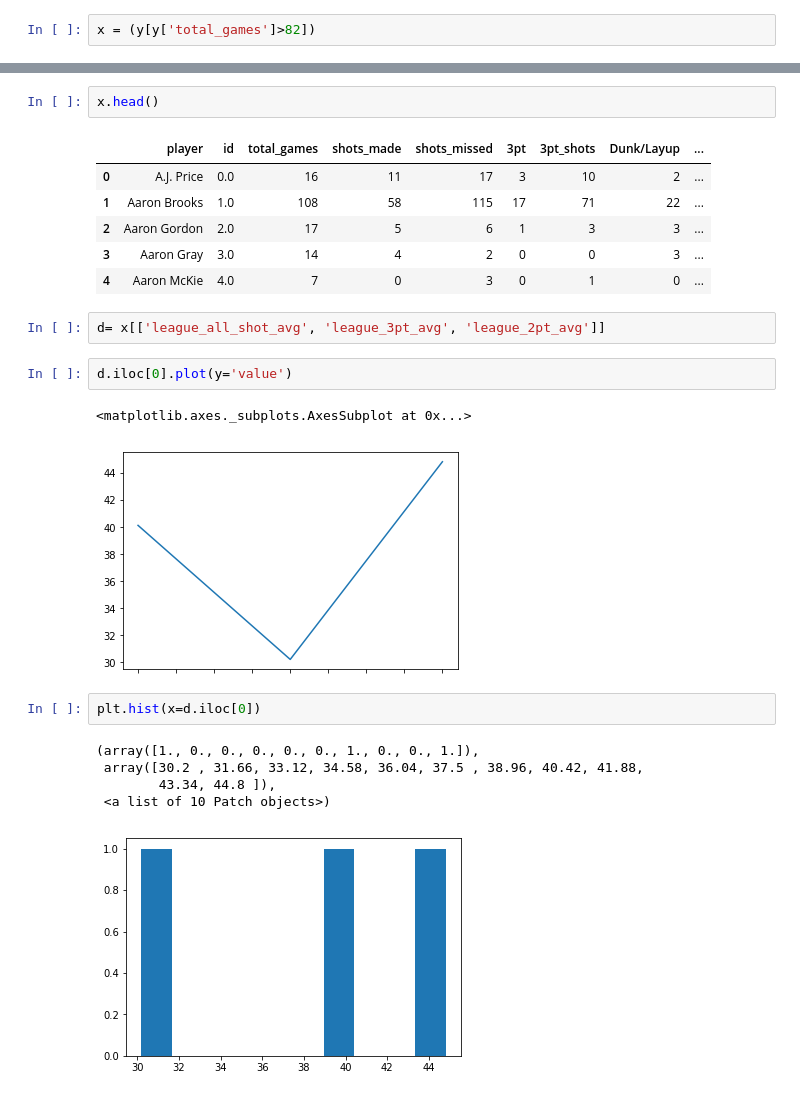
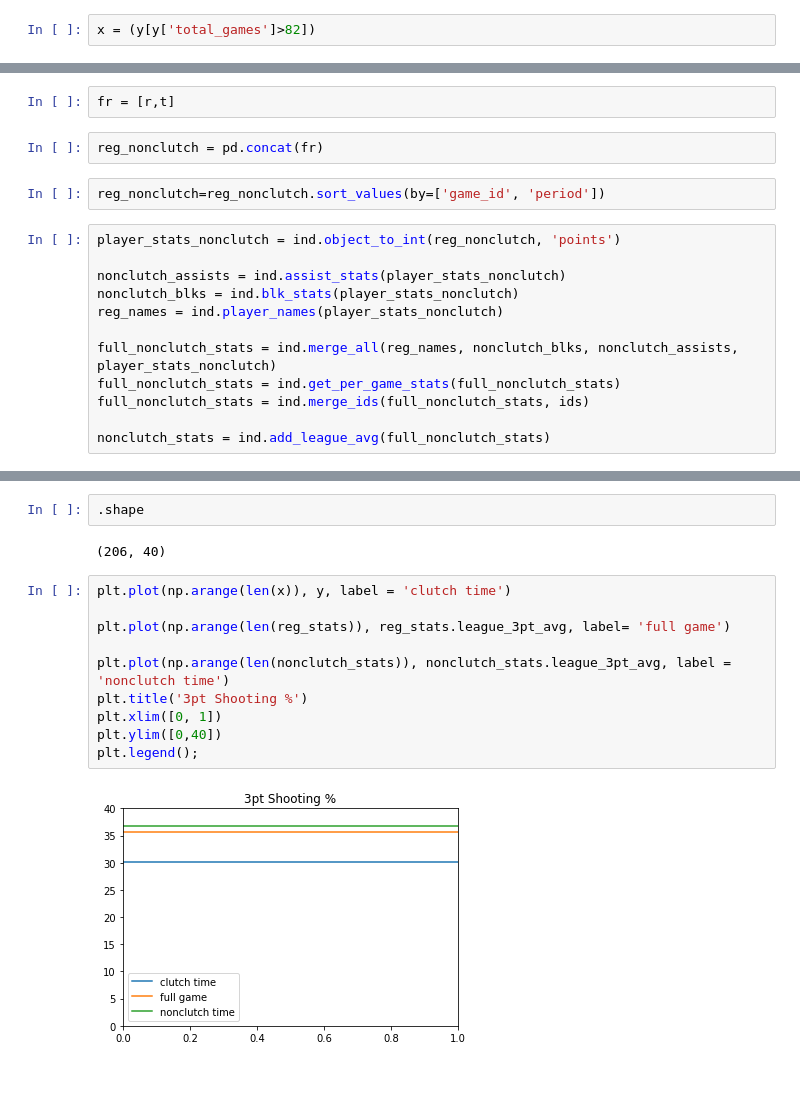
Before and after one commit to deepakchandi/clutch-baller, a Jupyter notebook: clutch.ipynb, the cells around one changed output, grey strips where cells are left out. Drawn from its saved outputs; the diff is of its cells as text.

Commit message:
made graphs

```diff
--- a/clutch.ipynb
+++ b/clutch.ipynb
@@ -96,0 +117,18 @@ x = (y[y['total_games']>82])
+# %%
+fr = [r,t]
+# %%
+reg_nonclutch = pd.concat(fr)
+# %%
+reg_nonclutch=reg_nonclutch.sort_values(by=['game_id', 'period'])
+# %%
+player_stats_nonclutch = ind.object_to_int(reg_nonclutch, 'points')
+
+nonclutch_assists = ind.assist_stats(player_stats_nonclutch)
+nonclutch_blks = ind.blk_stats(player_stats_nonclutch)
+reg_names = ind.player_names(player_stats_nonclutch)
+
+full_nonclutch_stats = ind.merge_all(reg_names, nonclutch_blks, nonclutch_assists, player_stats_nonclutch)
+full_nonclutch_stats = ind.get_per_game_stats(full_nonclutch_stats)
+full_nonclutch_stats = ind.merge_ids(full_nonclutch_stats, ids)
+
+nonclutch_stats = ind.add_league_avg(full_nonclutch_stats)
@@ -111,24 +165,16 @@ x.plot.line(y='league_all_shot_avg')
-# %%
-x.head()
-# %% [output]
-|  | player | id | total_games | shots_made | shots_missed | 3pt | 3pt_shots | Dunk/Layup | ... |
-| 0 | A.J. Price | 0.0 | 16 | 11 | 17 | 3 | 10 | 2 | ... |
-| 1 | Aaron Brooks | 1.0 | 108 | 58 | 115 | 17 | 71 | 22 | ... |
-| 2 | Aaron Gordon | 2.0 | 17 | 5 | 6 | 1 | 3 | 3 | ... |
-| 3 | Aaron Gray | 3.0 | 14 | 4 | 2 | 0 | 0 | 3 | ... |
-| 4 | Aaron McKie | 4.0 | 7 | 0 | 3 | 0 | 1 | 0 | ... |
-# %%
-d= x[['league_all_shot_avg', 'league_3pt_avg', 'league_2pt_avg']]
-# %%
-d.iloc[0].plot(y='value')
-# %% [output]
-<matplotlib.axes._subplots.AxesSubplot at 0x...>
-[figure, removed]
-# %%
-plt.hist(x=d.iloc[0])
-# %% [output]
-(array([1., 0., 0., 0., 0., 0., 1., 0., 0., 1.]),
- array([30.2 , 31.66, 33.12, 34.58, 36.04, 37.5 , 38.96, 40.42, 41.88,
-        43.34, 44.8 ]),
- <a list of 10 Patch objects>)
-[figure, removed]
+# %%
+.shape
+# %% [output]
+(206, 40)
+# %%
+plt.plot(np.arange(len(x)), y, label = 'clutch time')
+
+plt.plot(np.arange(len(reg_stats)), reg_stats.league_3pt_avg, label= 'full game')
+
+plt.plot(np.arange(len(nonclutch_stats)), nonclutch_stats.league_3pt_avg, label = 'nonclutch time')
+plt.title('3pt Shooting %')
+plt.xlim([0, 1])
+plt.ylim([0,40])
+plt.legend();
+# %% [output]
+[figure, added]
```
Also changed, not shown: parts of 31 cells of this notebook, 2 other files.
